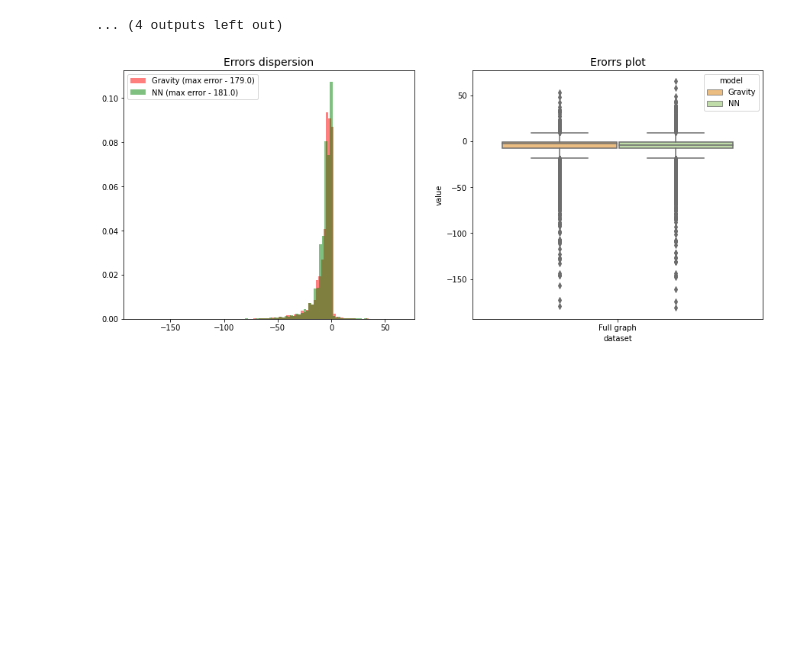
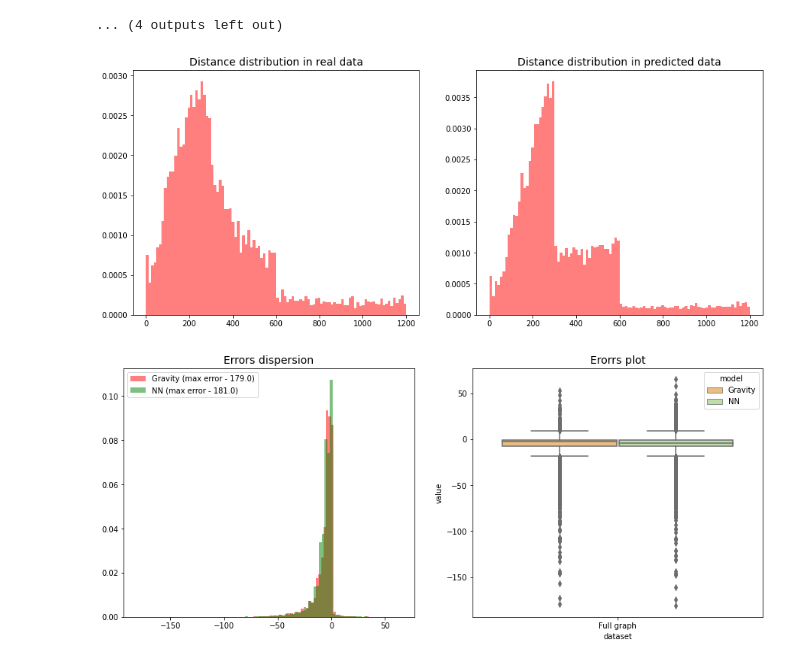
Before and after one commit to E-Kovtun/population_flows_nn, a Jupyter notebook: predict_flow.ipynb, the cells around one changed output. Saved outputs shown, nothing was run; the diff lists cells and outputs as text; code cells hidden in the pictures; blank space fills up the shorter version.

Commit message:
add distance distribution plots

```diff
--- a/predict_flow.ipynb
+++ b/predict_flow.ipynb
@@ -747,6 +747,23 @@ For edge with distance less than 1200 R2: tensor(0.3970)
 For edge with distance less than 2400 R2: tensor(0.1495)
 For edge with distance less than 4800 R2: tensor(0.0782)
 ... (4 outputs left out)
+# %%
+fig, (ax0, ax1) = plt.subplots(1, 2, figsize=(15,6))
+kwargs = dict(alpha=0.5, bins=100, density=True, stacked=True, linewidth=0.1)
+
+dist_select  = full_graph.edge_attr[:, 1] <= 1200
+dist = full_graph.edge_attr[:, 1][dist_select]
+y = full_graph.y[dist_select]
+predict_y = nn_predict_y[dist_select]
+
+ax0.set_title("Distance distribution in real data", size=14)
+ax0.hist(dist, color="red", weights=y, **kwargs)
+ax1.set_title("Distance distribution in predicted data", size=14)
+ax1.hist(dist, color="red", weights=predict_y, **kwargs)
+
+plt.show()
+# %% [output]
+[figure, added]
 # %%
 fig, (ax0, ax1) = plt.subplots(1, 2, figsize=(15,6))
 kwargs = dict(alpha=0.5, bins=100, density=True, stacked=True, linewidth=0.1)
```
